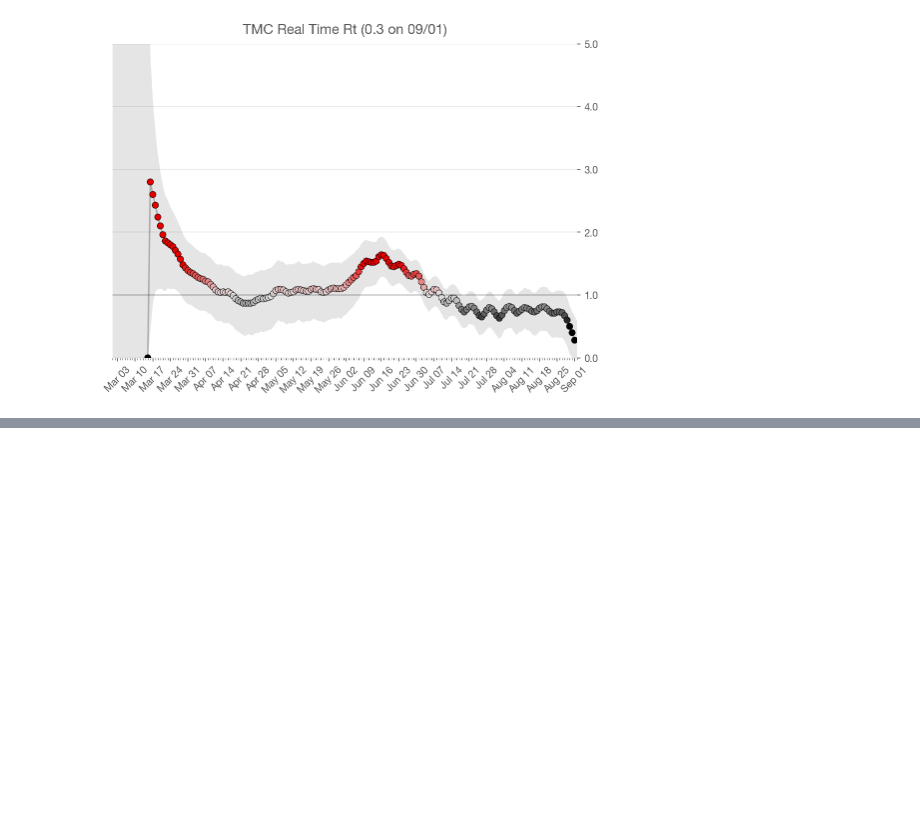
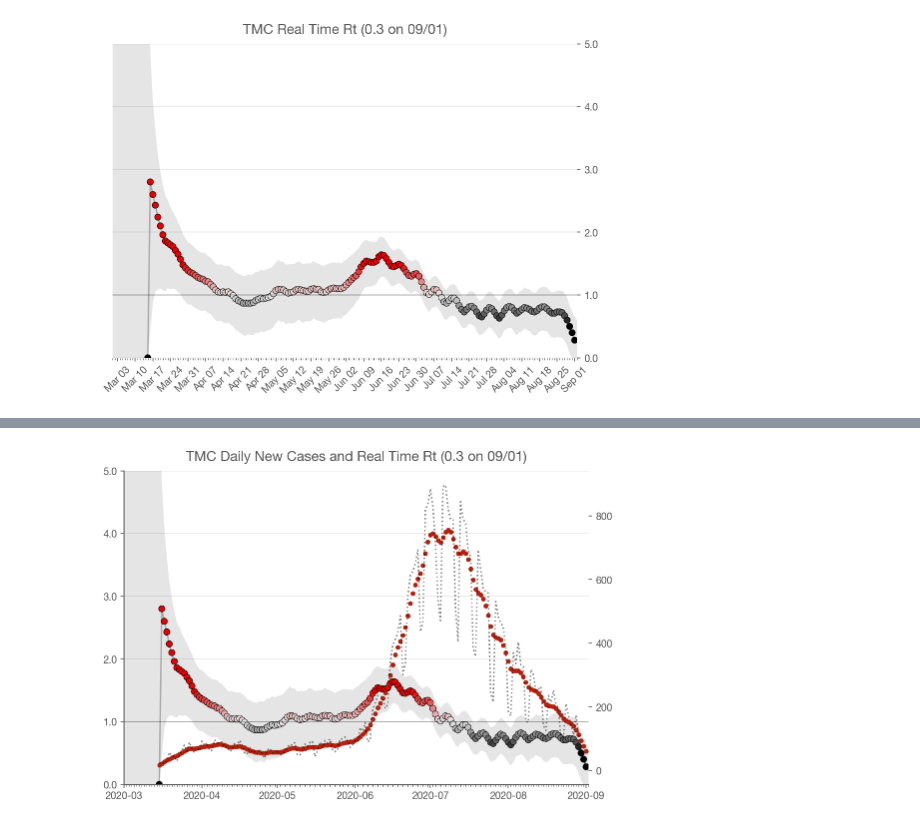
Before and after one commit to ictr/covid-19-county-R0, a Jupyter notebook: RealtimeR0_tmc.ipynb, the cells around one changed output, grey strips where cells are left out. Cells and saved outputs as stored; diff of their text form; code cells hidden in the pictures; blank space fills up the shorter version.

Commit message:
Plotting cases and Rt together

```diff
--- a/RealtimeR0_tmc.ipynb
+++ b/RealtimeR0_tmc.ipynb
@@ -337,0 +340,100 @@ plt.xticks(rotation=45);
+# %%
+def plot_rt_and_cases(cases, result, ax, cutoff=15, smooth_days=7, smooth_std=2):
+    # Colors
+    ABOVE = [1,0,0]
+    MIDDLE = [1,1,1]
+    BELOW = [0,0,0]
+    cmap = ListedColormap(np.r_[
+        np.linspace(BELOW,MIDDLE,25),
+        np.linspace(MIDDLE,ABOVE,25)
+    ])
+    color_mapped = lambda y: np.clip(y, .5, 1.5)-.5
+
+    index = result['ML'].index.get_level_values('Collected Date')
+    values = result['ML'].values
+    ax.set_title(f'TMC Daily New Cases and Real Time Rt ({values[-1]:.1f} on {result.index.get_level_values("Collected Date")[-1].strftime("%m/%d")})')
+
+    # Plot dots and line
+    ax.plot(index, values, c='k', zorder=1, alpha=.25)
+    ax.scatter(index,
+               values,
+               s=40,
+               lw=.5,
+               c=cmap(color_mapped(values)),
+               edgecolors='k', zorder=2)
+
+    # Aesthetically, extrapolate credible interval by 1 day either side
+    lowfn = interp1d(date2num(index),
+                     result['Low_90'].values,
+                     bounds_error=False,
+                     fill_value='extrapolate')
+
+    highfn = interp1d(date2num(index),
+                      result['High_90'].values,
+                      bounds_error=False,
+                      fill_value='extrapolate')
+
+    extended = pd.date_range(start=pd.Timestamp('2020-03-01'),
+                             end=index[-1]+pd.Timedelta(days=1))
+
+    ax.fill_between(extended,
+                    lowfn(date2num(extended)),
+                    highfn(date2num(extended)),
+                    color='k',
+                    alpha=.1,
+                    lw=0,
+                    zorder=3)
+
+    ax.axhline(1.0, c='k', lw=1, label='$R_t=1.0$', alpha=.25);
+
+    # Formatting
+    ax.xaxis.set_major_locator(mdates.MonthLocator())
+    ax.xaxis.set_major_formatter(mdates.DateFormatter('%b'))
+    ax.xaxis.set_minor_locator(mdates.DayLocator())
+
+    ax.yaxis.set_major_locator(ticker.MultipleLocator(1))
+    ax.yaxis.set_major_formatter(ticker.StrMethodFormatter("{x:.1f}"))
+    ax.yaxis.tick_right()
+    ax.spines['left'].set_visible(False)
+    ax.spines['bottom'].set_visible(False)
+    ax.spines['right'].set_visible(False)
+    ax.margins(0)
+    ax.grid(which='major', axis='y', c='k', alpha=.1, zorder=-2)
+    ax.margins(0)
+    ax.set_ylim(0.0, 5.0)
+    ax.set_xlim(pd.Timestamp('2020-03-01'),
+                result.index.get_level_values('Collected Date')[-1] + pd.Timedelta(days=1))
+    fig.set_facecolor('w')
+
+    ax2 = ax.twinx()
+    original, smoothed = prepare_cases(cases, cutoff=cutoff, smooth_days=smooth_days,
+                                            smooth_std=smooth_std)
+
+    index = original.index.get_level_values('Collected Date')
+    values = original.values
+    ax2.plot(index, values,
+                c='k',
+                linestyle=':',
+                alpha=.5,
+                label='Actual')
+#     ax.set_title(f"TMC New Cases per Day")
+    index = smoothed.index.get_level_values('Collected Date')
+    values = smoothed.values
+    ax2.scatter(index, values, label='Smoothed', lw=0.3, s=20)
+    ax2.get_figure().set_facecolor('w')
+    #ax2.set_xticklabels(, rotation=45, ha='right')
+
+    #ax2.xaxis.set_major_locator(mdates.MonthLocator())
+    #ax2.xaxis.set_major_formatter(mdates.DateFormatter('%b'))
+    #ax2.xaxis.set_minor_locator(mdates.DayLocator())
+    #ax2.set_xlim(pd.Timestamp('2020-03-01'), original.index.get_level_values('Collected Date')[-1]+pd.Timedelta(days=1))
+
+
+fig, ax = plt.subplots(figsize=(600/72,400/72))
+
+plot_rt_and_cases(tmc_cases, result, ax, cutoff=15, smooth_days=param_days, smooth_std=param_std)
+#ax.xaxis.set_major_locator(mdates.WeekdayLocator())
+#ax.xaxis.set_major_formatter(mdates.DateFormatter('%b %d'))
+plt.xticks(rotation=45);
+# %% [output]
+[figure, added]
```
Also changed, not shown: parts of 1 cell of this notebook, 1 other file.
